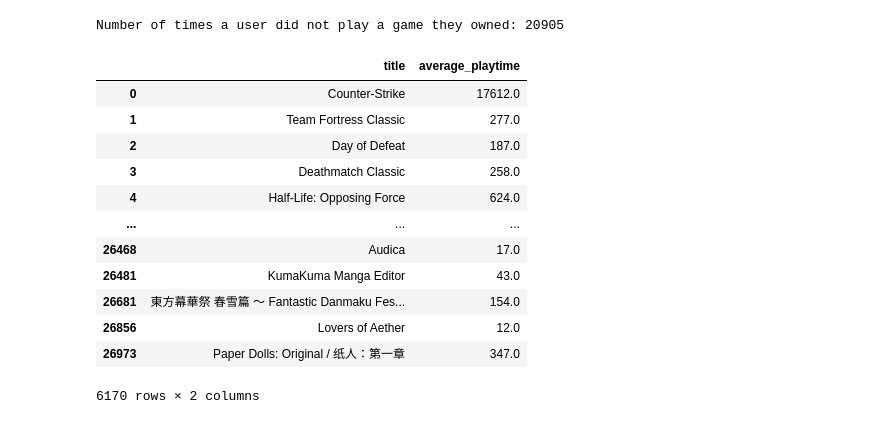
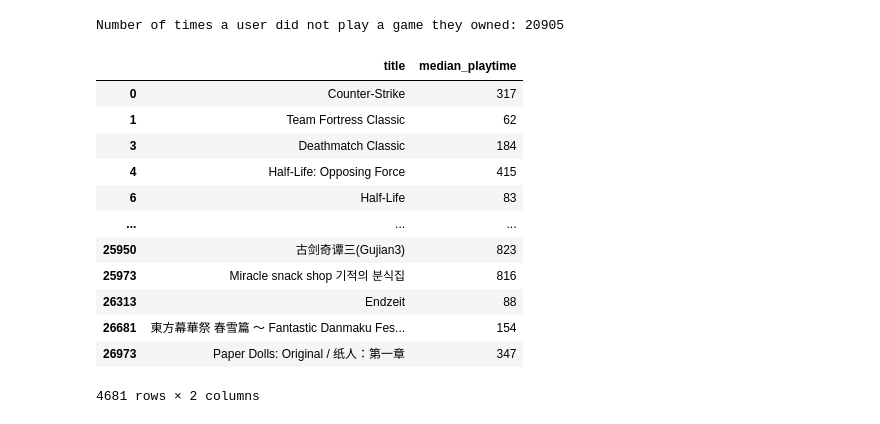
Before and after one commit to pyaepyaelily/videoGame, a Jupyter notebook: test2.ipynb, the cells around one changed output. Drawn from its saved outputs; the diff is of its cells as text; code cells hidden in the pictures.

```diff
--- a/test2.ipynb
+++ b/test2.ipynb
@@ -75,30 +135,34 @@ steamUniqueTitle1
 # %%
+steamData_playtime = steamData[['name', 'median_playtime']]
 
-steamData_playtime = steamData[['name', 'average_playtime']]
-steamData_playtime
 print("Number of times a user did not play a game they owned:",
-      len(steamData_playtime[steamData_playtime['average_playtime'] == 0]))
+      len(steamData_playtime[steamData_playtime['median_playtime'] == 0]))
+
 #shows that many players do not actually even start a game that they actually own
 # %% [output]
 Number of times a user did not play a game they owned: 20905
 # %%
 steamData_playtime[steamData_playtime!= 0]
-cols = ["average_playtime"]
+cols = ["median_playtime"]
 steamData_playtime[cols] = steamData_playtime[cols].replace({'0':np.nan, 0:np.nan})
-steamData_playtime.dropna(subset = ["average_playtime"], inplace=True)
+steamData_playtime.dropna(subset = ["median_playtime"], inplace=True)
 steamData_playtime = steamData_playtime.rename(columns={"name": "title"})
-steamData_playtime
+
+steam_playtime = pd.DataFrame(steamData_playtime[['title','median_playtime']])
+
+steam_playtime1 = steam_playtime[steam_playtime['median_playtime'].between(50, 2000)]
+steam_playtime1
 # %% [output]
-|  | title | average_playtime |
-| 0 | Counter-Strike | 17612.0 |
-| 1 | Team Fortress Classic | 277.0 |
-| 2 | Day of Defeat | 187.0 |
-| 3 | Deathmatch Classic | 258.0 |
-| 4 | Half-Life: Opposing Force | 624.0 |
+|  | title | median_playtime |
+| 0 | Counter-Strike | 317 |
+| 1 | Team Fortress Classic | 62 |
+| 3 | Deathmatch Classic | 184 |
+| 4 | Half-Life: Opposing Force | 415 |
+| 6 | Half-Life | 83 |
 | ... | ... | ... |
-| 26468 | Audica | 17.0 |
-| 26481 | KumaKuma Manga Editor | 43.0 |
-| 26681 | 東方幕華祭 春雪篇 ～ Fantastic Danmaku Fes... | 154.0 |
-| 26856 | Lovers of Aether | 12.0 |
-| 26973 | Paper Dolls: Original / 纸人：第一章 | 347.0 |
+| 25950 | 古剑奇谭三(Gujian3) | 823 |
+| 25973 | Miracle snack shop 기적의 분식집 | 816 |
+| 26313 | Endzeit | 88 |
+| 26681 | 東方幕華祭 春雪篇 ～ Fantastic Danmaku Fes... | 154 |
+| 26973 | Paper Dolls: Original / 纸人：第一章 | 347 |
-6170 rows × 2 columns
+4681 rows × 2 columns
```
Also changed, not shown: parts of 12 cells of this notebook.
